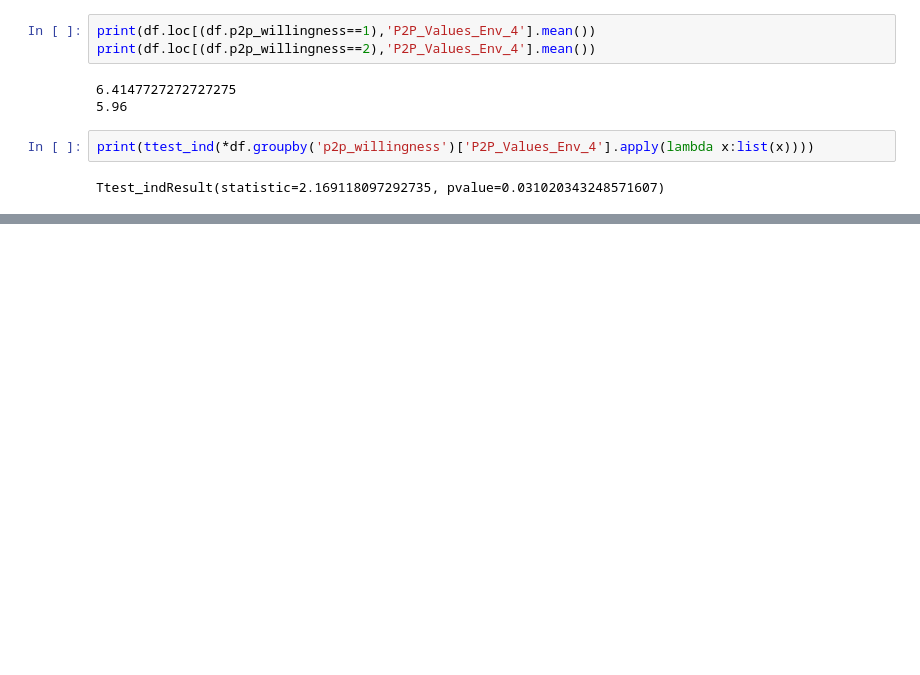
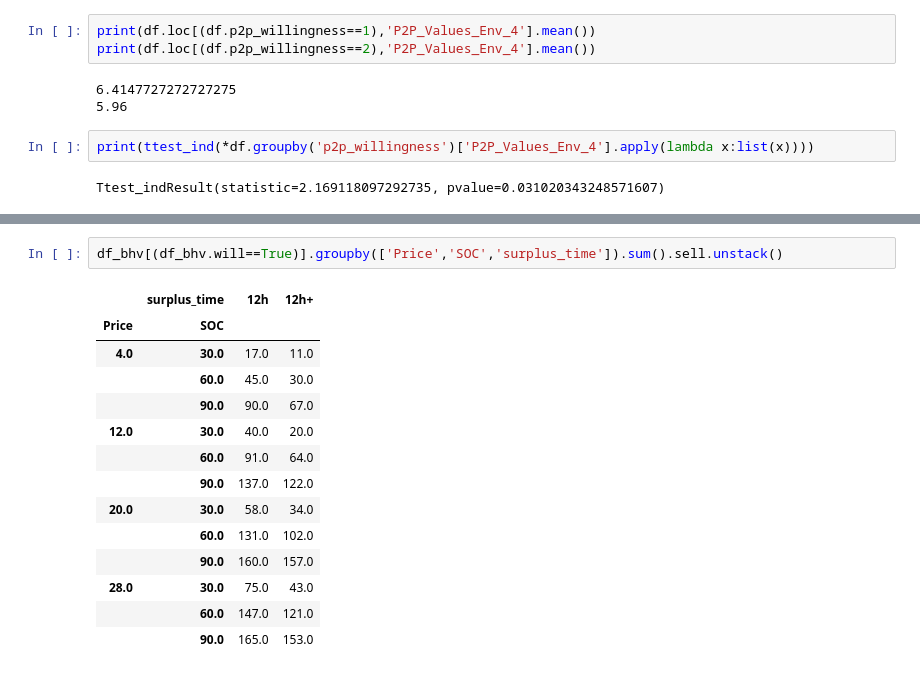
Before and after one commit to alefunxo/P2P-communities-PV-Battery, a Jupyter notebook: src/tables_survey.ipynb, the cells around one changed output, grey strips where cells are left out. Drawn from its saved outputs; the diff is of its cells as text; blank space fills up the shorter version.

```diff
--- a/src/tables_survey.ipynb
+++ b/src/tables_survey.ipynb
@@ -466,0 +567,17 @@ Ttest_indResult(statistic=2.169118097292735, pvalue=0.031020343248571607)
+# %%
+df_bhv[(df_bhv.will==True)].groupby(['Price','SOC','surplus_time']).sum().sell.unstack()
+# %% [output]
+|  | surplus_time | 12h | 12h+ |
+| Price | SOC |  |  |
+| 4.0 | 30.0 | 17.0 | 11.0 |
+|  | 60.0 | 45.0 | 30.0 |
+|  | 90.0 | 90.0 | 67.0 |
+| 12.0 | 30.0 | 40.0 | 20.0 |
+|  | 60.0 | 91.0 | 64.0 |
+|  | 90.0 | 137.0 | 122.0 |
+| 20.0 | 30.0 | 58.0 | 34.0 |
+|  | 60.0 | 131.0 | 102.0 |
+|  | 90.0 | 160.0 | 157.0 |
+| 28.0 | 30.0 | 75.0 | 43.0 |
+|  | 60.0 | 147.0 | 121.0 |
+|  | 90.0 | 165.0 | 153.0 |
```
Also changed, not shown: parts of 25 cells of this notebook, 6 other files.
